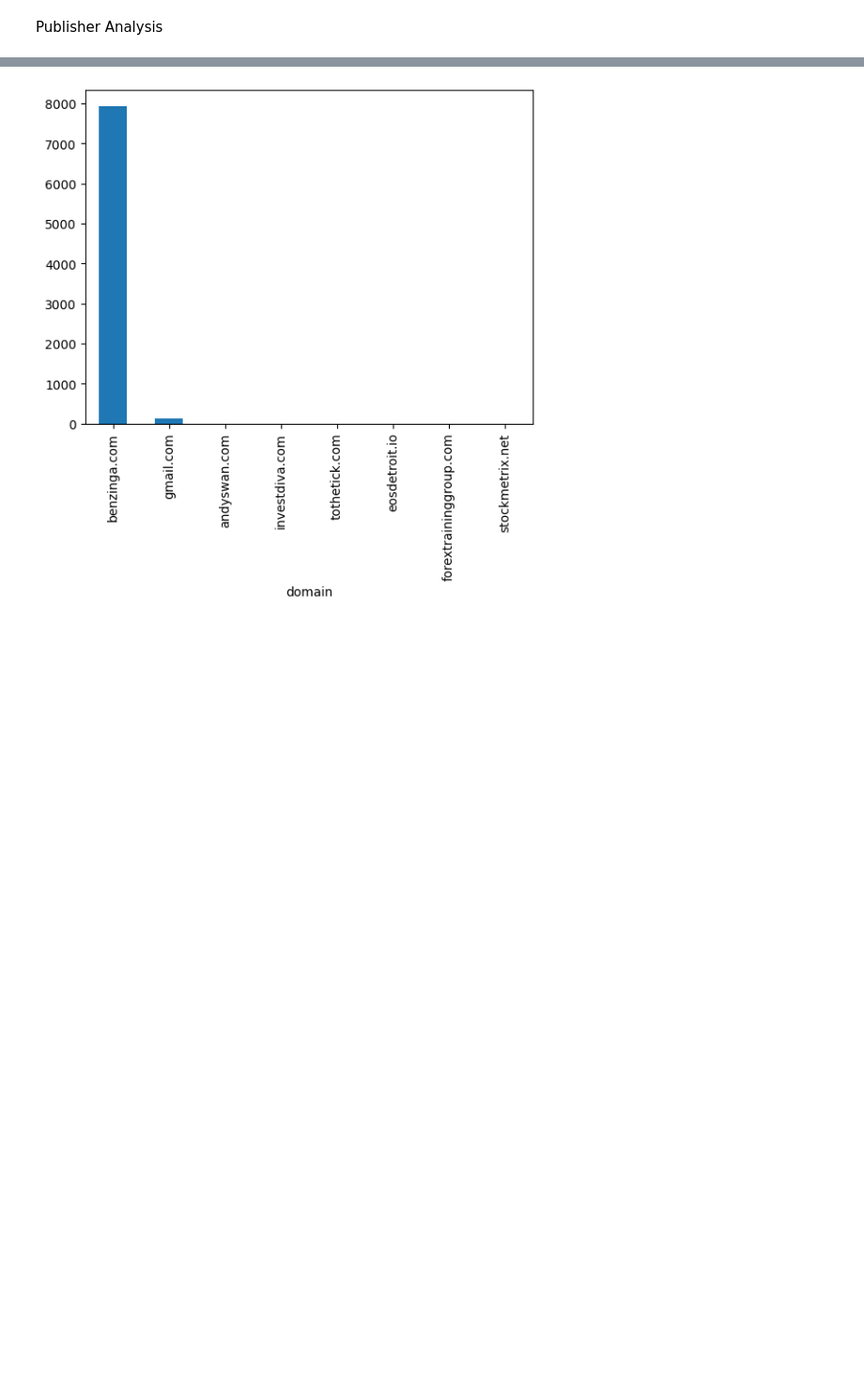
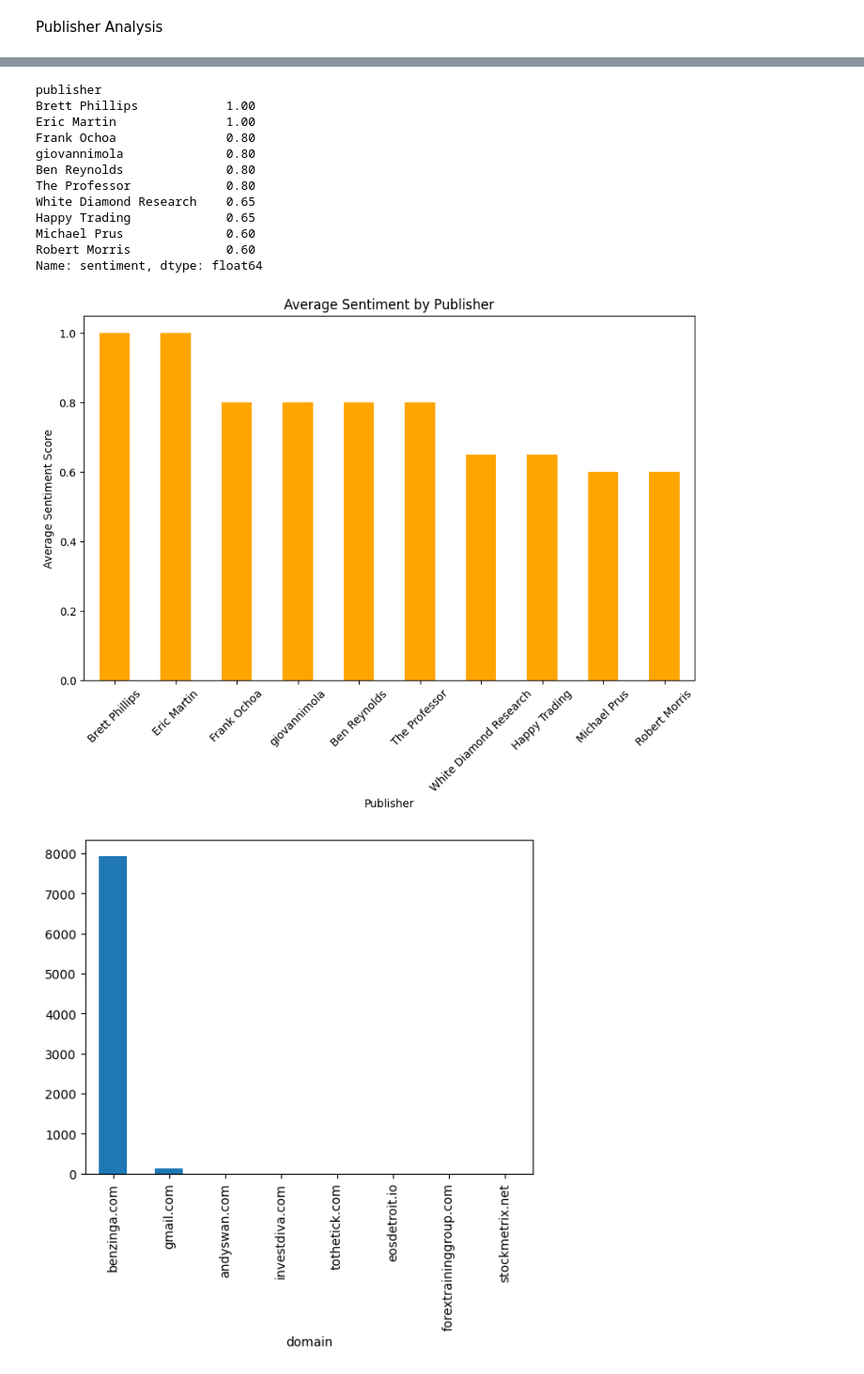
Before and after one commit to yishakk/Week-1---Nova-Financial-Insights, a Jupyter notebook: notebooks/publisher_analysis.ipynb, the cells around one changed output, grey strips where cells are left out. Shown: that part at 94% size. Cells and saved outputs as stored; diff of their text form; code cells hidden in the pictures; blank space fills up the shorter version.

```diff
--- a/notebooks/publisher_analysis.ipynb
+++ b/notebooks/publisher_analysis.ipynb
@@ -13,3 +39,27 @@ df = load_data("../data/raw_analyst_ratings.csv")
+# %%
+df['sentiment'] = df['headline'].apply(lambda x: TextBlob(x).sentiment.polarity)
+sentiment_by_publisher = df.groupby('publisher')['sentiment'].mean().sort_values(ascending=False)
+print(sentiment_by_publisher.head(10))
+sentiment_by_publisher.head(10).plot(kind='bar', figsize=(10, 6), color='orange')
+plt.title("Average Sentiment by Publisher")
+plt.xlabel("Publisher")
+plt.ylabel("Average Sentiment Score")
+plt.xticks(rotation=45)
+plt.show()
+# %% [output]
+publisher
+Brett Phillips            1.00
+Eric Martin               1.00
+Frank Ochoa               0.80
+giovannimola              0.80
+Ben Reynolds              0.80
+The Professor             0.80
+White Diamond Research    0.65
+Happy Trading             0.65
+Michael Prus              0.60
+Robert Morris             0.60
+Name: sentiment, dtype: float64
+[figure, added]
 # %%
 df['domain'] = df['publisher'].str.extract(r'@([A-Za-z0-9.-]+)')
 domain_counts = df['domain'].value_counts()
```
Also changed, not shown: parts of 3 cells of this notebook.
